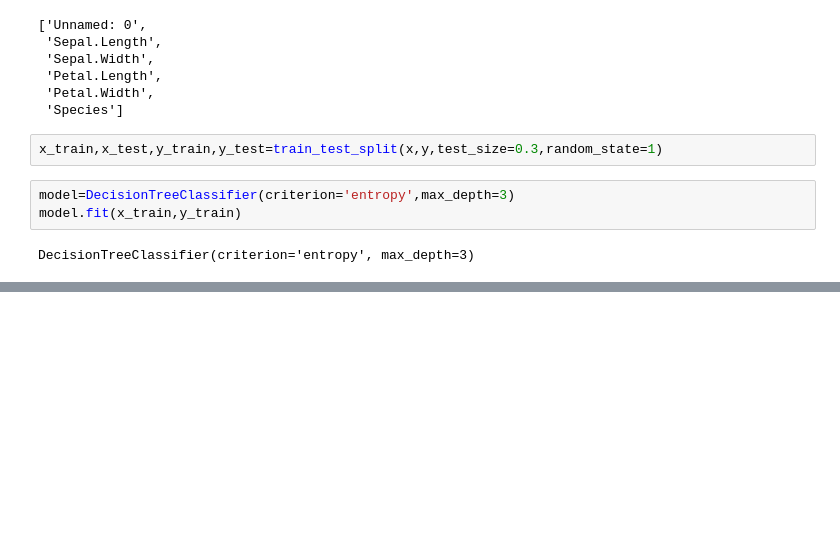
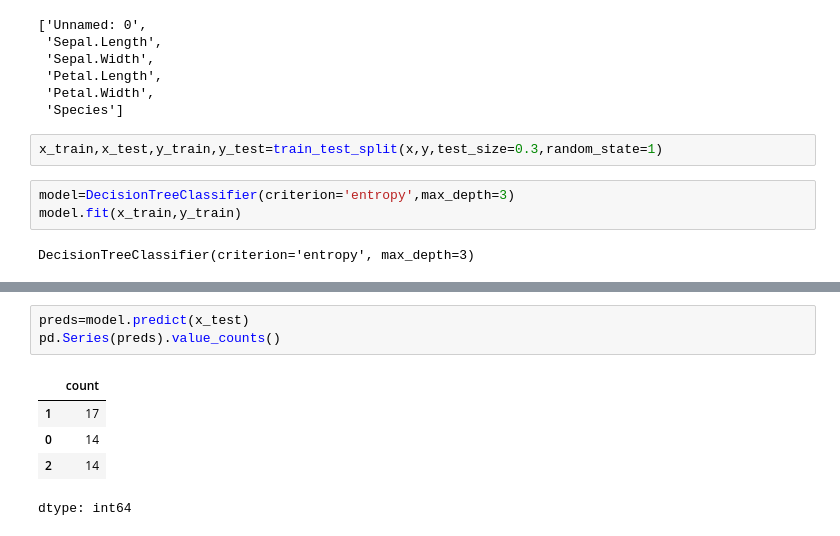
Before and after one commit to vivek-231/homework, a Jupyter notebook: DecisionTree_with_Iris_Dataset.ipynb, the cells around one changed output, grey strips where cells are left out. Drawn from its saved outputs; the diff is of its cells as text; blank space fills up the shorter version.

```diff
--- a/DecisionTree_with_Iris_Dataset.ipynb
+++ b/DecisionTree_with_Iris_Dataset.ipynb
@@ -176,0 +181,9 @@ tree.plot_tree(model,
+# %%
+preds=model.predict(x_test)
+pd.Series(preds).value_counts()
+# %% [output]
+|  | count |
+| 1 | 17 |
+| 0 | 14 |
+| 2 | 14 |
+dtype: int64
```
Also changed, not shown: parts of 5 cells of this notebook.
